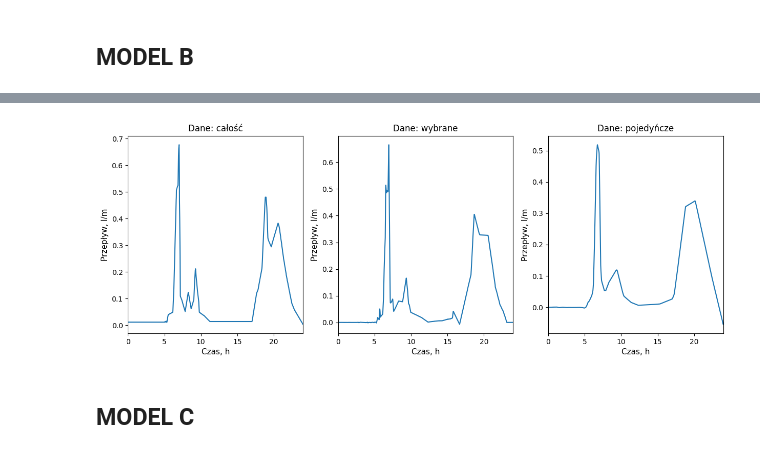
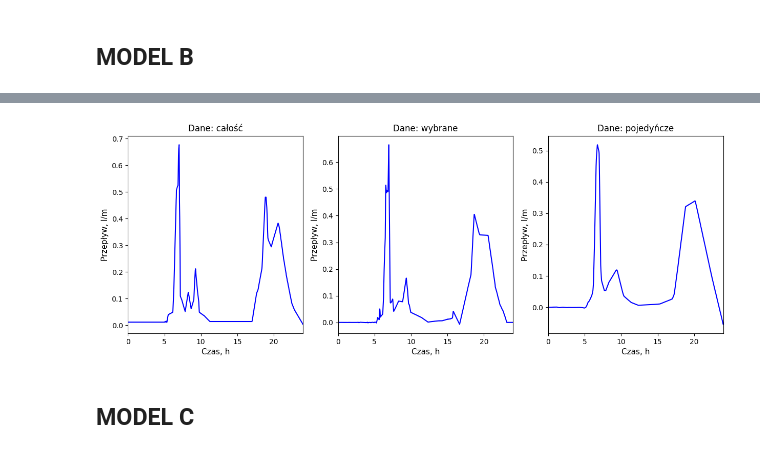
Before and after one commit to KulsonKula/Analiza-i-modelowanie-procesow-zwiazanych-z-systemem-centralnego-ogrzewania, a Jupyter notebook: Kod/porównianie_modeli.IPYNB, the cells around one changed output, grey strips where cells are left out. Drawn from its saved outputs; the diff is of its cells as text; code cells hidden in the pictures.

```diff
--- a/Kod/porównianie_modeli.IPYNB
+++ b/Kod/porównianie_modeli.IPYNB
@@ -126,11 +126,11 @@ flow_result_B_wybrany = model_B_wybrany.predict(flow_time)
 flow_result_B_poj = model_B_poj.predict(flow_time)
 
 fig, axs = plt.subplots(1,3, figsize=(15, 5))
-axs[0].plot(flow_time_plot, flow_result_B_caly)
+axs[0].plot(flow_time_plot, flow_result_B_caly,color='blue')
 axs[0].set_title("Dane: całość")
-axs[1].plot(flow_time_plot, flow_result_B_wybrany)
+axs[1].plot(flow_time_plot, flow_result_B_wybrany,color='blue')
 axs[1].set_title("Dane: wybrane")
-axs[2].plot(flow_time_plot, flow_result_B_poj)
+axs[2].plot(flow_time_plot, flow_result_B_poj,color='blue')
 axs[2].set_title("Dane: pojedyńcze")
 for j in range(3):
     axs[j].set_xlabel('Czas, h', fontsize=11)
@@ -143,4 +142,4 @@ for j in range(3):
-[figure, old version]
+[figure, new version]
 # %% [markdown]
 ## MODEL C
 # %%
```
Also changed, not shown: parts of 5 cells of this notebook, 9 other files.
